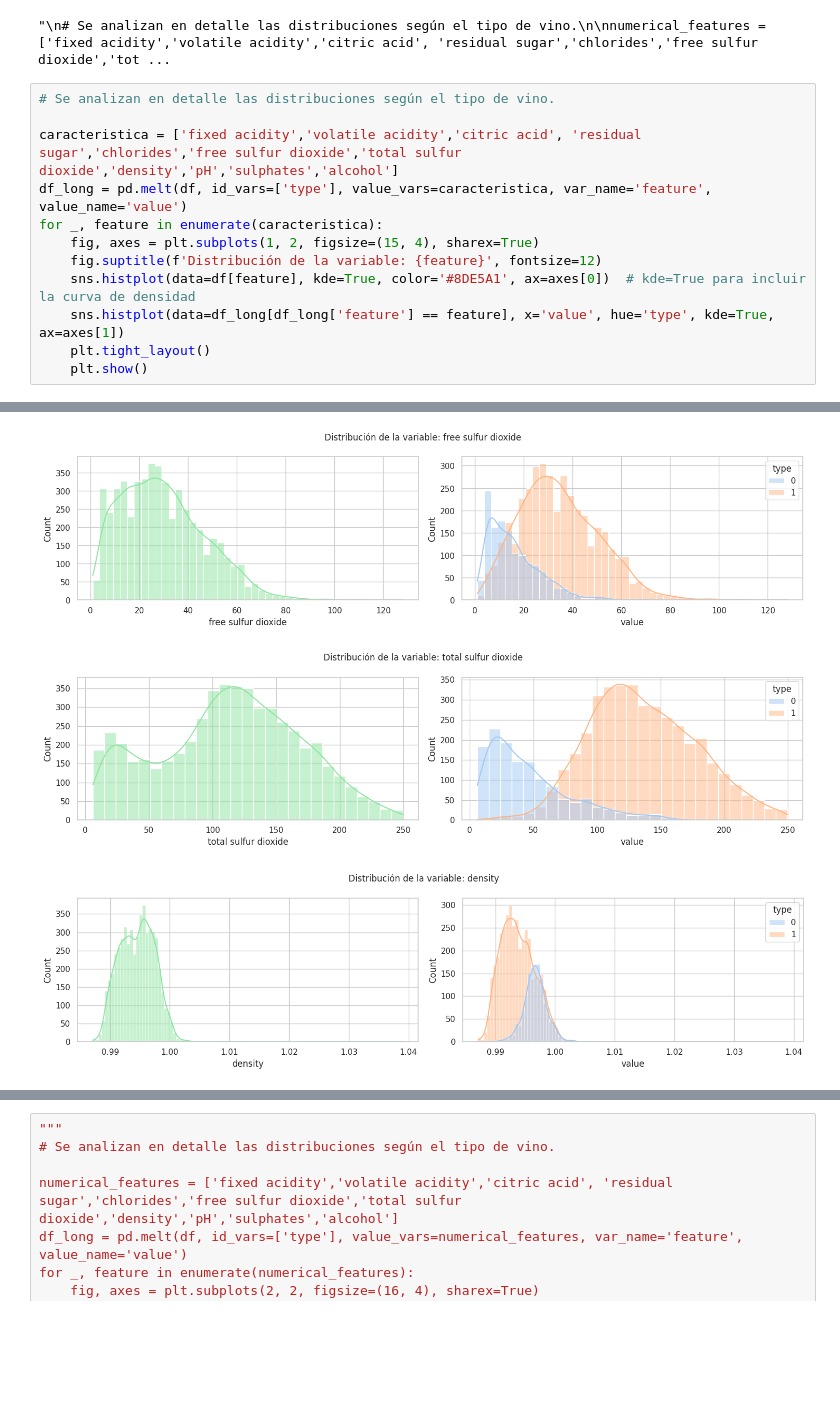
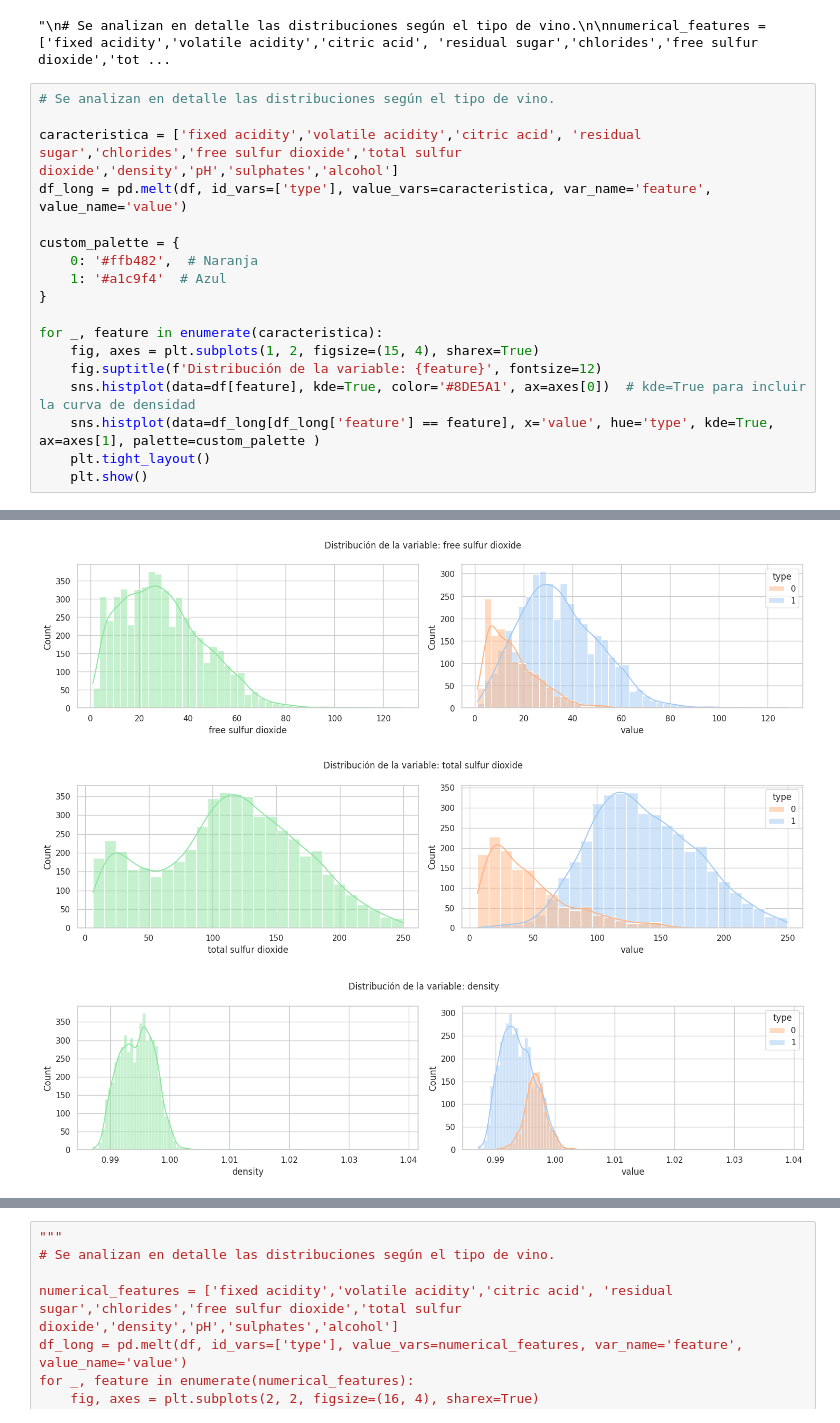
Before and after one commit to eugeinga/CODER-DataScienceII, a Jupyter notebook: DataScienceII_EugeniaIngaramo.ipynb, the cells around one changed output, grey strips where cells are left out. Saved outputs shown, nothing was run; the diff lists cells and outputs as text; blank space fills up the shorter version.

```diff
--- a/DataScienceII_EugeniaIngaramo.ipynb
+++ b/DataScienceII_EugeniaIngaramo.ipynb
@@ -919,11 +920,17 @@ for _, feature in enumerate(numerical_features):
 
 caracteristica = ['fixed acidity','volatile acidity','citric acid', 'residual sugar','chlorides','free sulfur dioxide','total sulfur dioxide','density','pH','sulphates','alcohol']
 df_long = pd.melt(df, id_vars=['type'], value_vars=caracteristica, var_name='feature', value_name='value')
+
+custom_palette = {
+    0: '#ffb482',  # Naranja
+    1: '#a1c9f4'  # Azul
+}
+
 for _, feature in enumerate(caracteristica):
     fig, axes = plt.subplots(1, 2, figsize=(15, 4), sharex=True)
     fig.suptitle(f'Distribución de la variable: {feature}', fontsize=12)
     sns.histplot(data=df[feature], kde=True, color='#8DE5A1', ax=axes[0])  # kde=True para incluir la curva de densidad
-    sns.histplot(data=df_long[df_long['feature'] == feature], x='value', hue='type', kde=True, ax=axes[1])
+    sns.histplot(data=df_long[df_long['feature'] == feature], x='value', hue='type', kde=True, ax=axes[1], palette=custom_palette )
     plt.tight_layout()
     plt.show()
 # %% [output]
@@ -935,3 +942,3 @@ for _, feature in enumerate(caracteristica):
-[figure, old version]
+[figure, new version]
-[figure, old version]
+[figure, new version]
-[figure, old version]
+[figure, new version]
```
Also changed, not shown: parts of 3 cells of this notebook.
